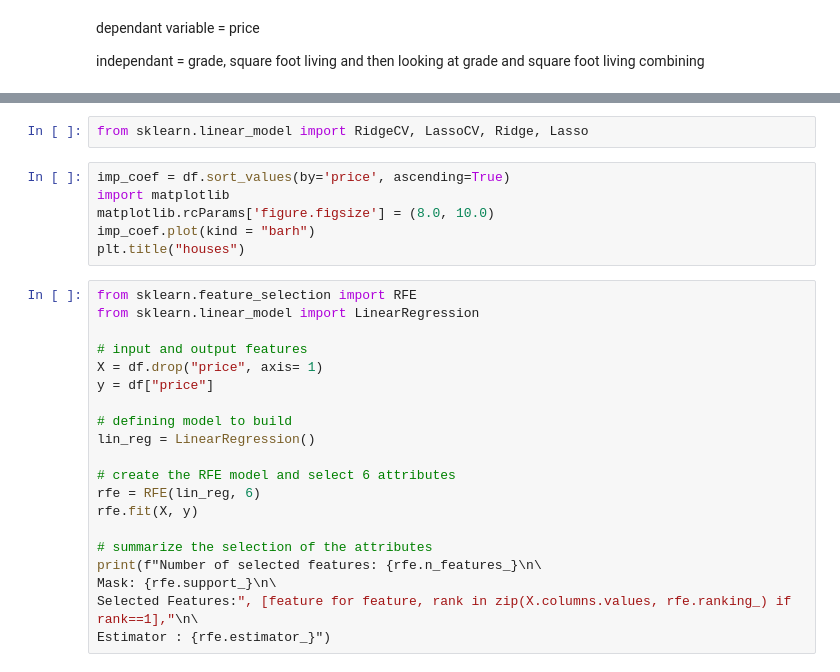
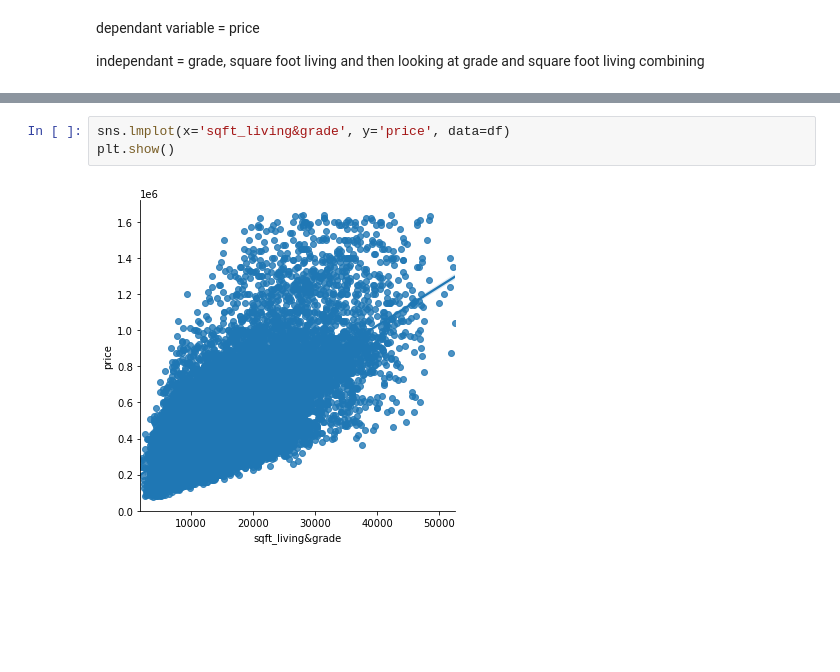
Before and after one commit to willcline613/bsc-phase-two-project, a Jupyter notebook: notebooks/exploratory/dorothy/dorothy_2.ipynb, the cells around one changed output, grey strips where cells are left out. Drawn from its saved outputs; the diff is of its cells as text; blank space fills up the shorter version.

```diff
--- a/notebooks/exploratory/dorothy/dorothy_2.ipynb
+++ b/notebooks/exploratory/dorothy/dorothy_2.ipynb
@@ -484,28 +478,5 @@ ax = sns.heatmap(df.corr(), annot=True);
-# %%
-from sklearn.linear_model import RidgeCV, LassoCV, Ridge, Lasso
-# %%
-imp_coef = df.sort_values(by='price', ascending=True)
-import matplotlib
-matplotlib.rcParams['figure.figsize'] = (8.0, 10.0)
-imp_coef.plot(kind = "barh")
-plt.title("houses")
-# %%
-from sklearn.feature_selection import RFE
-from sklearn.linear_model import LinearRegression
-
-# input and output features
-X = df.drop("price", axis= 1)
-y = df["price"]
-
-# defining model to build
-lin_reg = LinearRegression()
-
-# create the RFE model and select 6 attributes
-rfe = RFE(lin_reg, 6)
-rfe.fit(X, y)
-
-# summarize the selection of the attributes
-print(f"Number of selected features: {rfe.n_features_}\n\
-Mask: {rfe.support_}\n\
-Selected Features:", [feature for feature, rank in zip(X.columns.values, rfe.ranking_) if rank==1],"\n\
-Estimator : {rfe.estimator_}")
+# %%
+sns.lmplot(x='sqft_living&grade', y='price', data=df)
+plt.show()
+# %% [output]
+[figure, added]
```
Also changed, not shown: parts of 11 cells of this notebook, 12 other files.
